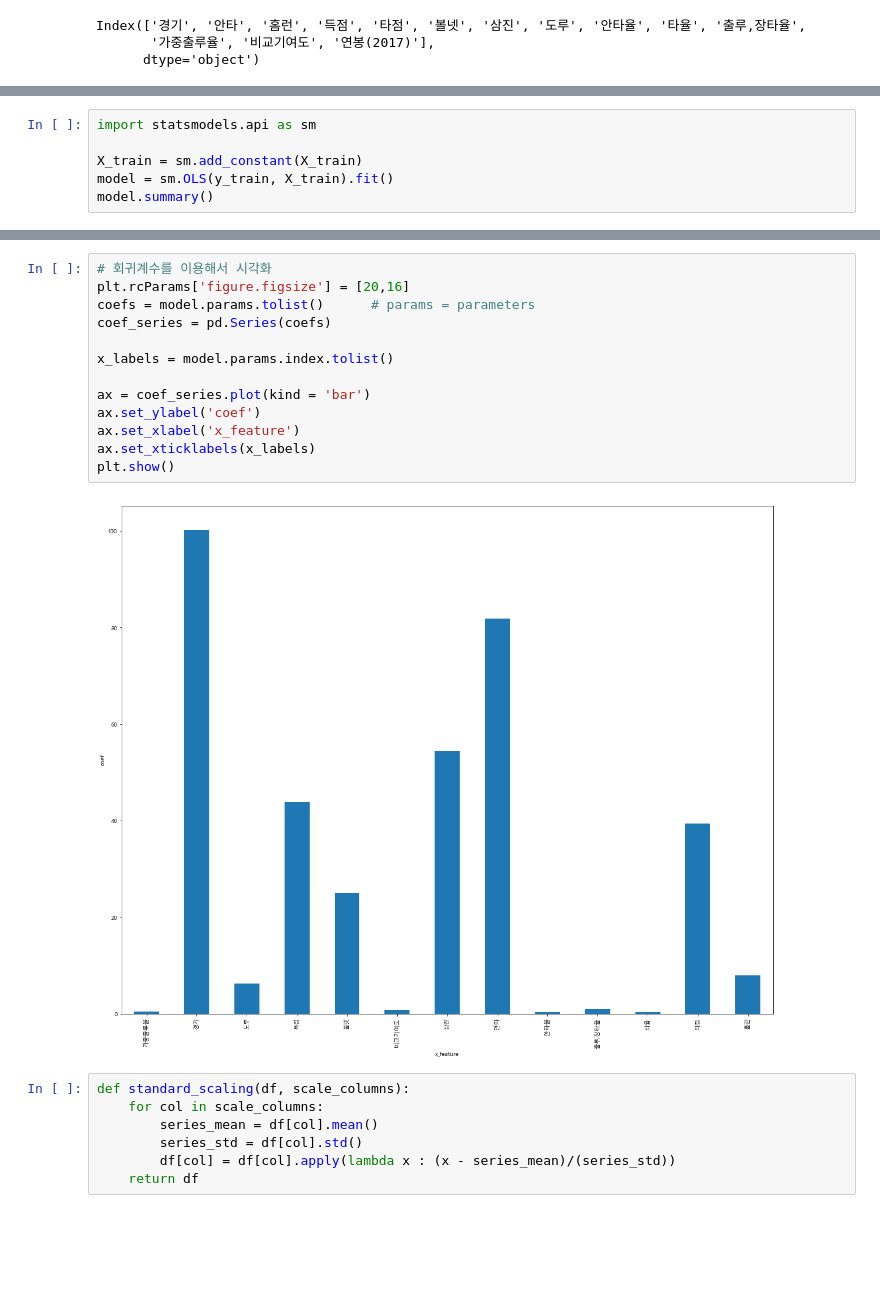
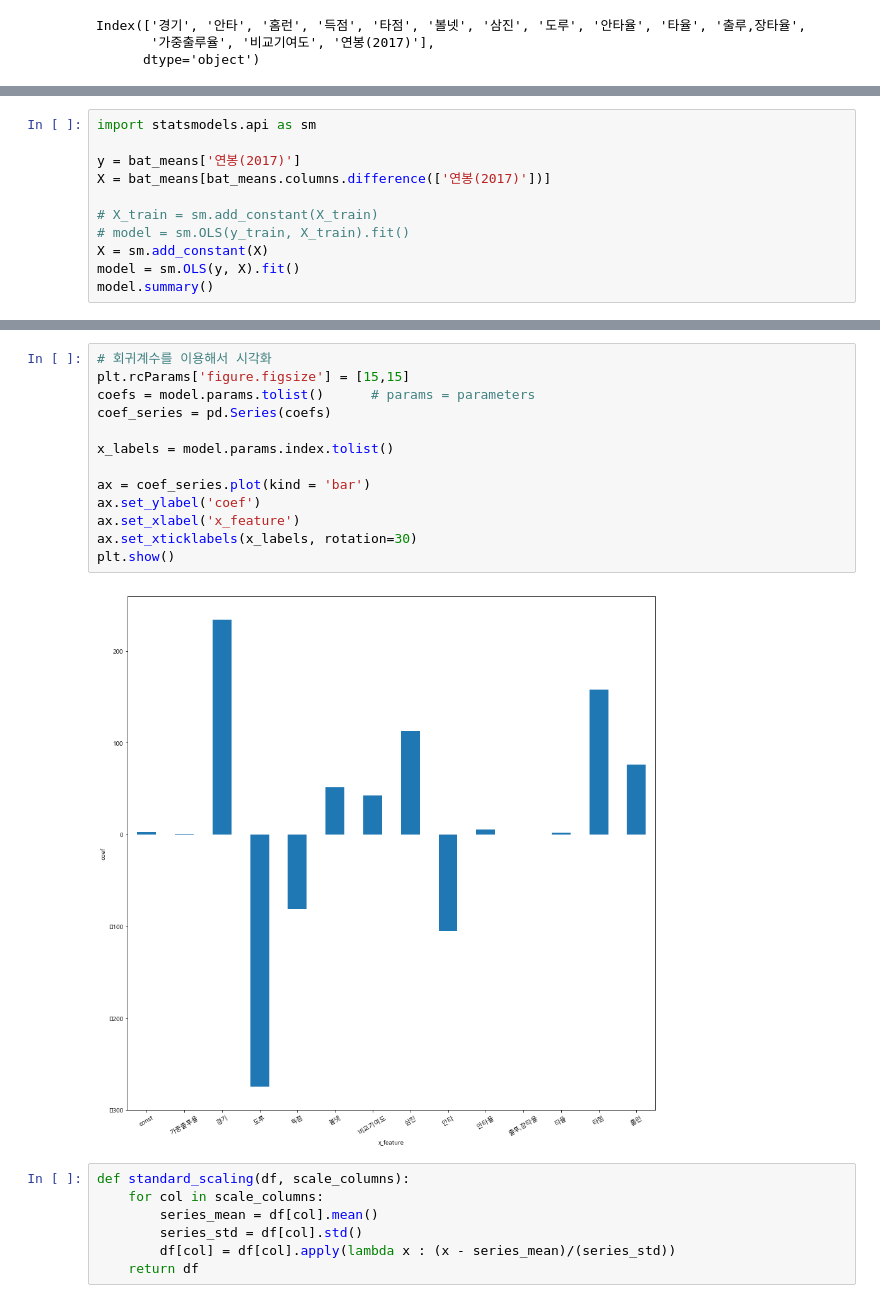
Before and after one commit to PIUphil/toheaven, a Jupyter notebook: 야구2.ipynb, the cells around one changed output, grey strips where cells are left out. Saved outputs shown, nothing was run; the diff lists cells and outputs as text; blank space fills up the shorter version.

```diff
--- a/야구2.ipynb
+++ b/야구2.ipynb
@@ -61,8 +61,13 @@ X_train, X_test, y_train, y_test = train_test_split(X, y, test_size=.1, random_s
 # %%
 import statsmodels.api as sm
 
-X_train = sm.add_constant(X_train)
-model = sm.OLS(y_train, X_train).fit()
+y = bat_means['연봉(2017)']
+X = bat_means[bat_means.columns.difference(['연봉(2017)'])]
+
+# X_train = sm.add_constant(X_train)
+# model = sm.OLS(y_train, X_train).fit()
+X = sm.add_constant(X)
+model = sm.OLS(y, X).fit()
 model.summary()
 # %% [output]
 OLS Regression Results
@@ -98,19 +104,19 @@ Warnings:
 [2] The input rank is higher than the number of observations.
 # %%
 # 회귀계수를 이용해서 시각화
-plt.rcParams['figure.figsize'] = [20,16]
+plt.rcParams['figure.figsize'] = [15,15]
 coefs = model.params.tolist()      # params = parameters
 coef_series = pd.Series(coefs)
 
 x_labels = model.params.index.tolist()
 
 ax = coef_series.plot(kind = 'bar')
 ax.set_ylabel('coef')
 ax.set_xlabel('x_feature')
-ax.set_xticklabels(x_labels)
+ax.set_xticklabels(x_labels, rotation=30)
 plt.show()
 # %% [output]
-[figure, old version]
+[figure, new version]
 # %%
 def standard_scaling(df, scale_columns):
     for col in scale_columns:
```
Also changed, not shown: parts of 2 cells of this notebook.
